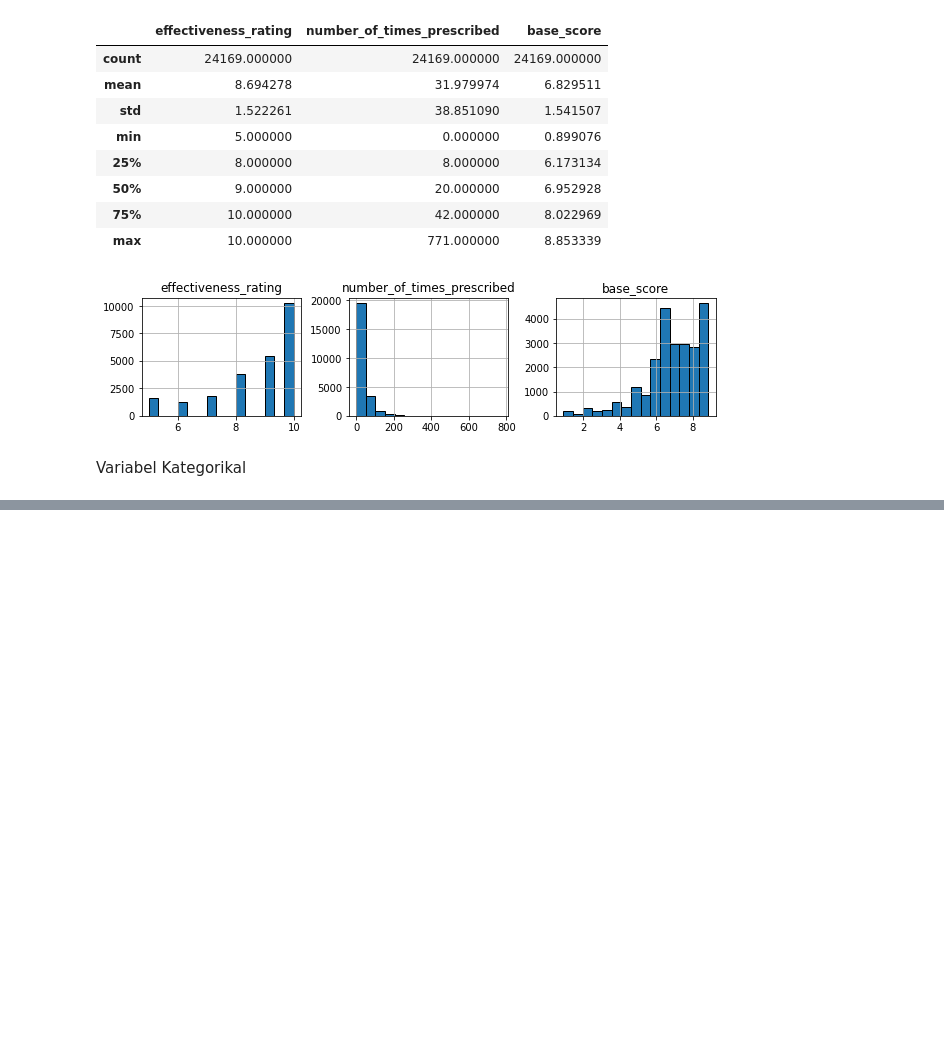
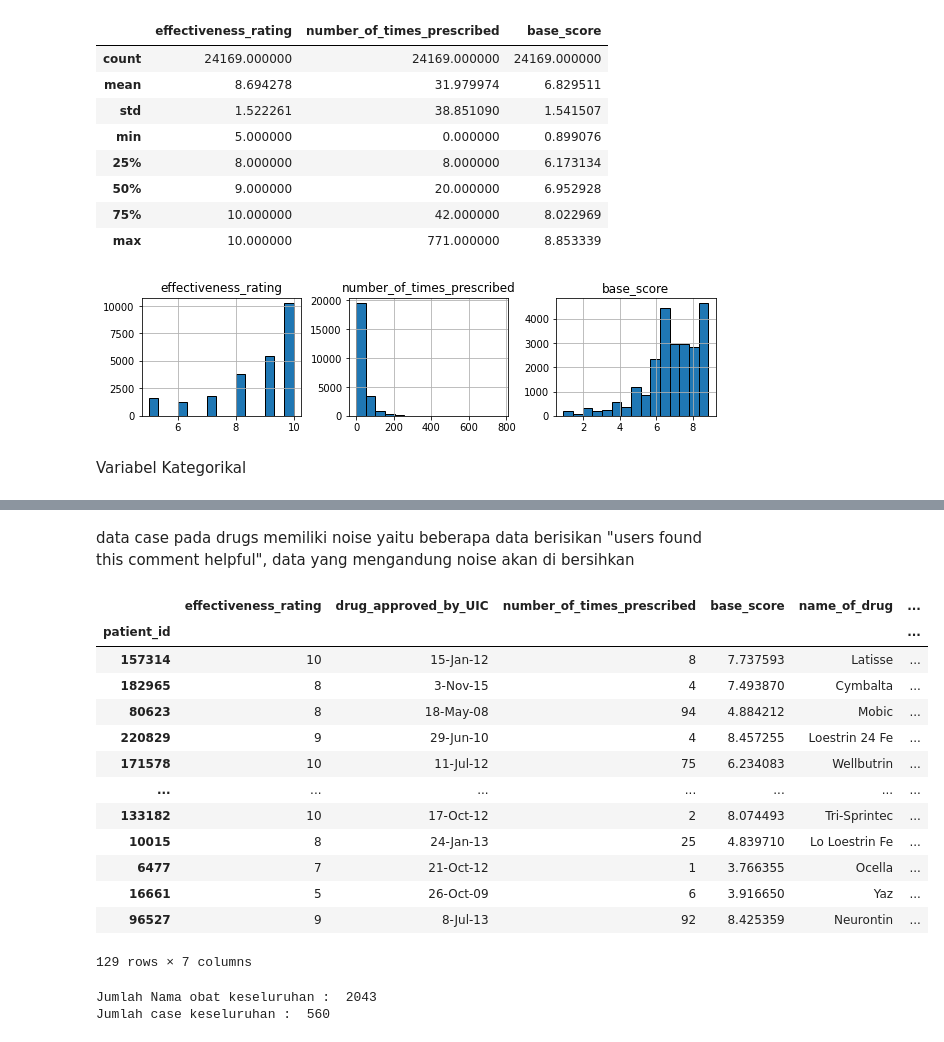
Before and after one commit to Sidel17/Drugs-Recommendation-Using-K-Nearest-Neighbor-Algorithm, a Jupyter notebook: Exploratory_Data_Analysis.ipynb, the cells around one changed output, grey strips where cells are left out. Drawn from its saved outputs; the diff is of its cells as text; code cells hidden in the pictures; blank space fills up the shorter version.

```diff
--- a/Exploratory_Data_Analysis.ipynb
+++ b/Exploratory_Data_Analysis.ipynb
@@ -177,0 +206,19 @@ drugs['use_case_for_drug'].value_counts().plot(kind='bar', title='use_case_for_d
+# %% [markdown]
+data case pada drugs memiliki noise yaitu beberapa data berisikan "users found this comment helpful", data yang mengandung noise akan di bersihkan
+# %%
+drugs[drugs.use_case_for_drug.str.contains("comment")]
+# %% [output]
+|  | effectiveness_rating | drug_approved_by_UIC | number_of_times_prescribed | base_score | name_of_drug | ... |
+| patient_id |  |  |  |  |  | ... |
+| 157314 | 10 | 15-Jan-12 | 8 | 7.737593 | Latisse | ... |
+| 182965 | 8 | 3-Nov-15 | 4 | 7.493870 | Cymbalta | ... |
+| 80623 | 8 | 18-May-08 | 94 | 4.884212 | Mobic | ... |
+| 220829 | 9 | 29-Jun-10 | 4 | 8.457255 | Loestrin 24 Fe | ... |
+| 171578 | 10 | 11-Jul-12 | 75 | 6.234083 | Wellbutrin | ... |
+| ... | ... | ... | ... | ... | ... | ... |
+| 133182 | 10 | 17-Oct-12 | 2 | 8.074493 | Tri-Sprintec | ... |
+| 10015 | 8 | 24-Jan-13 | 25 | 4.839710 | Lo Loestrin Fe | ... |
+| 6477 | 7 | 21-Oct-12 | 1 | 3.766355 | Ocella | ... |
+| 16661 | 5 | 26-Oct-09 | 6 | 3.916650 | Yaz | ... |
+| 96527 | 9 | 8-Jul-13 | 92 | 8.425359 | Neurontin | ... |
+129 rows × 7 columns
@@ -177,0 +227,8 @@ drugs['use_case_for_drug'].value_counts().plot(kind='bar', title='use_case_for_d
+# %%
+drugs_names = drugs.name_of_drug.unique().tolist()
+print("Jumlah Nama obat keseluruhan : ",len(drugs_names))
+drugs_cases = drugs.use_case_for_drug.unique().tolist()
+print("Jumlah case keseluruhan : ",len(drugs_cases))
+# %% [output]
+Jumlah Nama obat keseluruhan :  2043
+Jumlah case keseluruhan :  560
```
Also changed, not shown: parts of 6 cells of this notebook.
